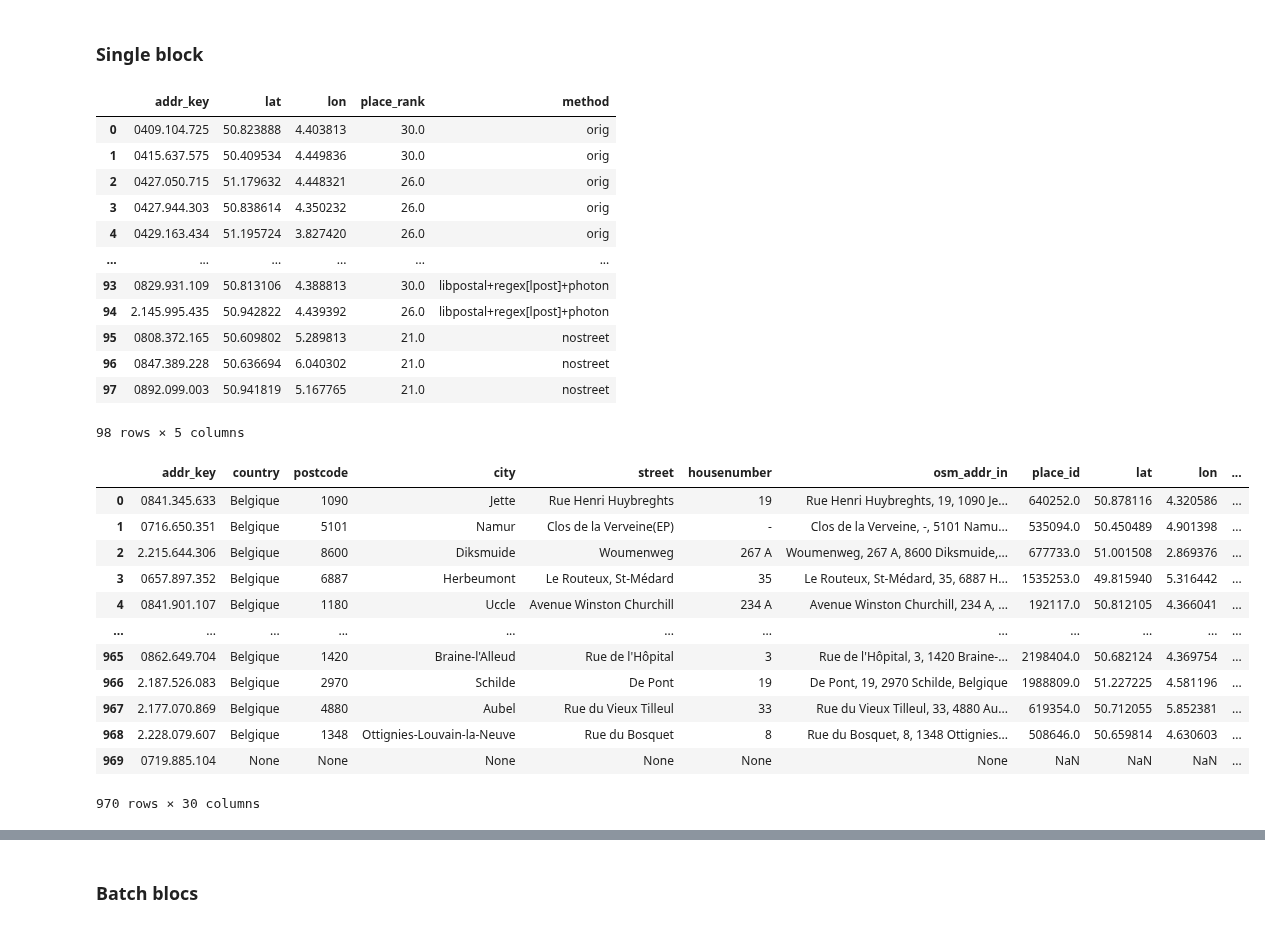
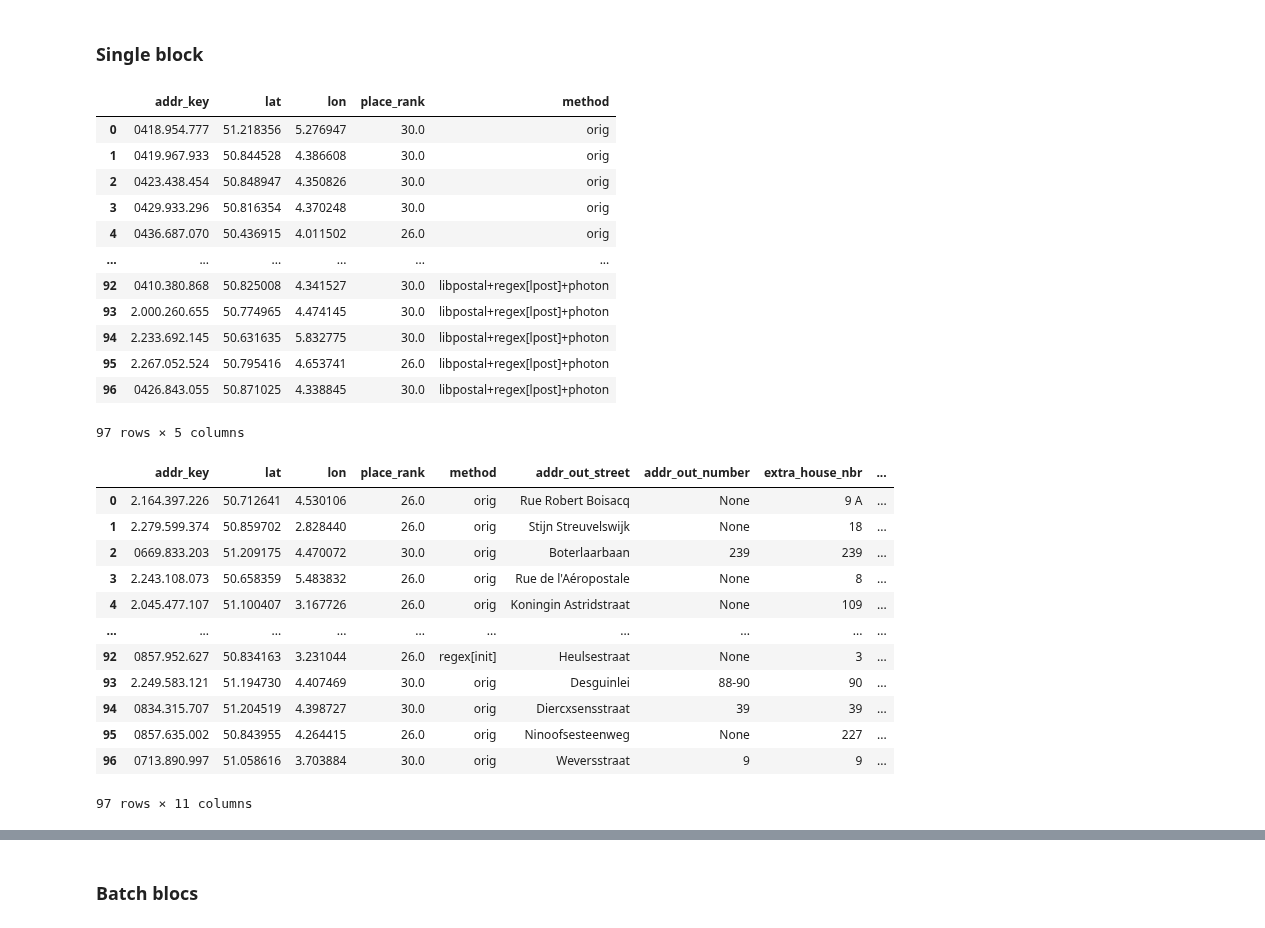
Before and after one commit to SmalsResearch/NominatimWrapper, a Jupyter notebook: AddressCleanserREST_test.ipynb, the cells around one changed output, grey strips where cells are left out. Cells and saved outputs as stored; diff of their text form; code cells hidden in the pictures.

```diff
--- a/AddressCleanserREST_test.ipynb
+++ b/AddressCleanserREST_test.ipynb
@@ -55,7 +55,7 @@ def call_ws(addr_data): #lg = "en,fr,nl"
     except Exception as e:
         return str(e)
 # %%
-def call_ws_batch(addr_data, mode="geo"): #lg = "en,fr,nl"
+def call_ws_batch(addr_data, mode="geo", with_reject=False): #lg = "en,fr,nl"
 #     print(addr_data)
 #     print(addr_data.shape)
 #     print()
@@ -72,11 +72,16 @@ def call_ws_batch(addr_data, mode="geo"): #lg = "en,fr,nl"
     f'http://{ws_hostname}:5000/batch',
     fields= {
         'media': ('addresses.csv', file_data),
-        'mode': mode
+        'mode': mode,
+        "with_rejected" : "yes" if with_reject else "no"
     })
 
-#     print(r.data.decode('utf-8'))
-    res = pd.DataFrame(json.loads(r.data.decode('utf-8')))
+    try:
+        res = pd.DataFrame(json.loads(r.data.decode('utf-8')))
+    except ValueError:
+        print("Cannot decode result:")
+        print(json.loads(r.data.decode('utf-8')))
+        return
 #     display(res)
     return res
 # %%
@@ -123,7 +128,7 @@ call_ws({street_field: "Av. Fonsny",
 ## Batch calls (row by row)
 # %%
 addresses = get_addresses("address.csv.gz")
-addresses = addresses.sample(1000).copy()
+addresses = addresses.sample(100).copy()
 # %% [markdown]
 ### Simple way
 # %%
@@ -147,37 +154,37 @@ expand_json(addresses)
 ### Single block
 # %%
 # Only geocoding
-call_ws_batch(addresses)
+call_ws_batch(addresses, mode="geo")
 # %% [output]
 |  | addr_key | lat | lon | place_rank | method |
-| 0 | 0409.104.725 | 50.823888 | 4.403813 | 30.0 | orig |
-| 1 | 0415.637.575 | 50.409534 | 4.449836 | 30.0 | orig |
-| 2 | 0427.050.715 | 51.179632 | 4.448321 | 26.0 | orig |
-| 3 | 0427.944.303 | 50.838614 | 4.350232 | 26.0 | orig |
-| 4 | 0429.163.434 | 51.195724 | 3.827420 | 26.0 | orig |
+| 0 | 0418.954.777 | 51.218356 | 5.276947 | 30.0 | orig |
+| 1 | 0419.967.933 | 50.844528 | 4.386608 | 30.0 | orig |
+| 2 | 0423.438.454 | 50.848947 | 4.350826 | 30.0 | orig |
+| 3 | 0429.933.296 | 50.816354 | 4.370248 | 30.0 | orig |
+| 4 | 0436.687.070 | 50.436915 | 4.011502 | 26.0 | orig |
 | ... | ... | ... | ... | ... | ... |
-| 93 | 0829.931.109 | 50.813106 | 4.388813 | 30.0 | libpostal+regex[lpost]+photon |
-| 94 | 2.145.995.435 | 50.942822 | 4.439392 | 26.0 | libpostal+regex[lpost]+photon |
-| 95 | 0808.372.165 | 50.609802 | 5.289813 | 21.0 | nostreet |
-| 96 | 0847.389.228 | 50.636694 | 6.040302 | 21.0 | nostreet |
-| 97 | 0892.099.003 | 50.941819 | 5.167765 | 21.0 | nostreet |
+| 92 | 0410.380.868 | 50.825008 | 4.341527 | 30.0 | libpostal+regex[lpost]+photon |
+| 93 | 2.000.260.655 | 50.774965 | 4.474145 | 30.0 | libpostal+regex[lpost]+photon |
+| 94 | 2.233.692.145 | 50.631635 | 5.832775 | 30.0 | libpostal+regex[lpost]+photon |
+| 95 | 2.267.052.524 | 50.795416 | 4.653741 | 26.0 | libpostal+regex[lpost]+photon |
+| 96 | 0426.843.055 | 50.871025 | 4.338845 | 30.0 | libpostal+regex[lpost]+photon |
-98 rows × 5 columns
+97 rows × 5 columns
 # %%
 # Geocode + address
-call_ws_batch(addresses, mode="long")
+call_ws_batch(addresses, mode="short")
 # %% [output]
-|  | addr_key | country | postcode | city | street | housenumber | osm_addr_in | place_id | lat | lon | ... |
-| 0 | 0841.345.633 | Belgique | 1090 | Jette | Rue Henri Huybreghts | 19 | Rue Henri Huybreghts, 19, 1090 Je... | 640252.0 | 50.878116 | 4.320586 | ... |
-| 1 | 0716.650.351 | Belgique | 5101 | Namur | Clos de la Verveine(EP) | - | Clos de la Verveine, -, 5101 Namu... | 535094.0 | 50.450489 | 4.901398 | ... |
-| 2 | 2.215.644.306 | Belgique | 8600 | Diksmuide | Woumenweg | 267 A | Woumenweg, 267 A, 8600 Diksmuide,... | 677733.0 | 51.001508 | 2.869376 | ... |
-| 3 | 0657.897.352 | Belgique | 6887 | Herbeumont | Le Routeux, St-Médard | 35 | Le Routeux, St-Médard, 35, 6887 H... | 1535253.0 | 49.815940 | 5.316442 | ... |
-| 4 | 0841.901.107 | Belgique | 1180 | Uccle | Avenue Winston Churchill | 234 A | Avenue Winston Churchill, 234 A, ... | 192117.0 | 50.812105 | 4.366041 | ... |
-| ... | ... | ... | ... | ... | ... | ... | ... | ... | ... | ... | ... |
-| 965 | 0862.649.704 | Belgique | 1420 | Braine-l'Alleud | Rue de l'Hôpital | 3 | Rue de l'Hôpital, 3, 1420 Braine-... | 2198404.0 | 50.682124 | 4.369754 | ... |
-| 966 | 2.187.526.083 | Belgique | 2970 | Schilde | De Pont | 19 | De Pont, 19, 2970 Schilde, Belgique | 1988809.0 | 51.227225 | 4.581196 | ... |
-| 967 | 2.177.070.869 | Belgique | 4880 | Aubel | Rue du Vieux Tilleul | 33 | Rue du Vieux Tilleul, 33, 4880 Au... | 619354.0 | 50.712055 | 5.852381 | ... |
-| 968 | 2.228.079.607 | Belgique | 1348 | Ottignies-Louvain-la-Neuve | Rue du Bosquet | 8 | Rue du Bosquet, 8, 1348 Ottignies... | 508646.0 | 50.659814 | 4.630603 | ... |
-| 969 | 0719.885.104 | None | None | None | None | None | None | NaN | NaN | NaN | ... |
+|  | addr_key | lat | lon | place_rank | method | addr_out_street | addr_out_number | extra_house_nbr | ... |
+| 0 | 2.164.397.226 | 50.712641 | 4.530106 | 26.0 | orig | Rue Robert Boisacq | None | 9 A | ... |
+| 1 | 2.279.599.374 | 50.859702 | 2.828440 | 26.0 | orig | Stijn Streuvelswijk | None | 18 | ... |
+| 2 | 0669.833.203 | 51.209175 | 4.470072 | 30.0 | orig | Boterlaarbaan | 239 | 239 | ... |
+| 3 | 2.243.108.073 | 50.658359 | 5.483832 | 26.0 | orig | Rue de l'Aéropostale | None | 8 | ... |
+| 4 | 2.045.477.107 | 51.100407 | 3.167726 | 26.0 | orig | Koningin Astridstraat | None | 109 | ... |
+| ... | ... | ... | ... | ... | ... | ... | ... | ... | ... |
+| 92 | 0857.952.627 | 50.834163 | 3.231044 | 26.0 | regex[init] | Heulsestraat | None | 3 | ... |
+| 93 | 2.249.583.121 | 51.194730 | 4.407469 | 30.0 | orig | Desguinlei | 88-90 | 90 | ... |
+| 94 | 0834.315.707 | 51.204519 | 4.398727 | 30.0 | orig | Diercxsensstraat | 39 | 39 | ... |
+| 95 | 0857.635.002 | 50.843955 | 4.264415 | 26.0 | orig | Ninoofsesteenweg | None | 227 | ... |
+| 96 | 0713.890.997 | 51.058616 | 3.703884 | 30.0 | orig | Weversstraat | 9 | 9 | ... |
-970 rows × 30 columns
+97 rows × 11 columns
 # %%
 # Geocode + address, with rejected addresses
```
Also changed, not shown: parts of 4 cells of this notebook, 3 other files.
